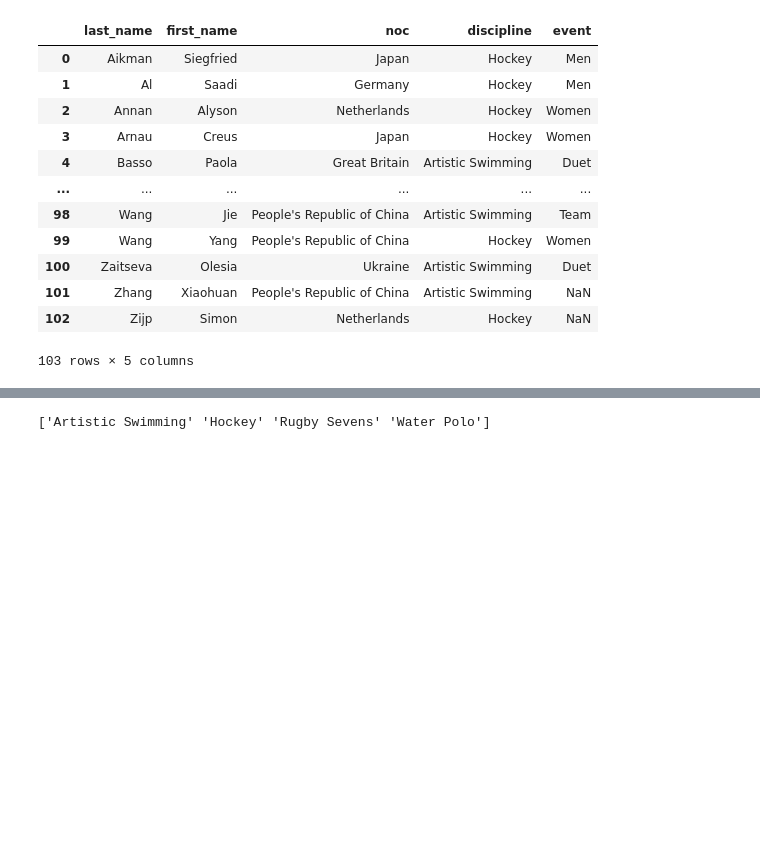
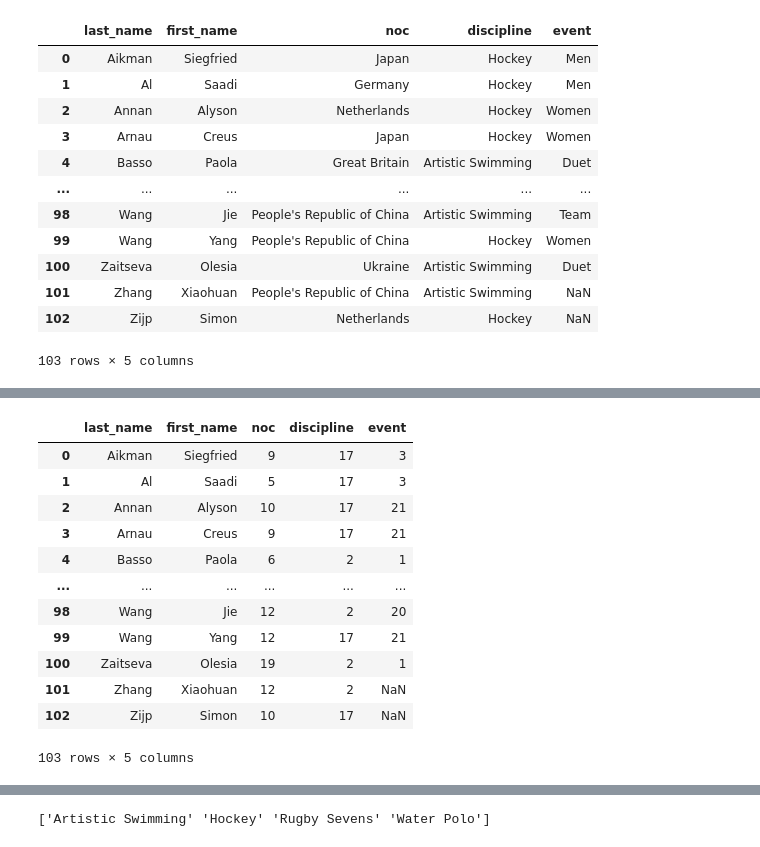
Before and after one commit to BankeUCI/Project_2, a Jupyter notebook: GalynaM/extract_transf.ipynb, the cells around one changed output, grey strips where cells are left out. Drawn from its saved outputs; the diff is of its cells as text; code cells hidden in the pictures; blank space fills up the shorter version.

```diff
--- a/GalynaM/extract_transf.ipynb
+++ b/GalynaM/extract_transf.ipynb
@@ -366,3 +479,8 @@ print(disciplines_teams)
 ['Archery' 'Artistic Gymnastics' 'Artistic Swimming' 'Athletics'
  'Cycling Track' 'Fencing' 'Hockey' 'Rhythmic Gymnastics' 'Rugby Sevens'
  'Swimming' 'Table Tennis' 'Triathlon' 'Water Polo']
+# %%
+# Check where the list of events is the most complete - this is it
+sport_type = teams['event'].unique()
+sport_type.sort()
+print(sport_type)
@@ -368,0 +500,9 @@ print(disciplines_teams)
+# %%
+# Create new Data Frame for events to have two columns - event_id, event_name
+events = pd.DataFrame({
+    "event_id":np.arange(len(sport_type)),
+    "event_name":sport_type
+})
+events.set_index("event_id", inplace = True)
+# disciplines.index.name = "discipline_id"
+events
@@ -442,0 +640,19 @@ coaches
+# %%
+# Change column event to event_id in coaches and its corresponding values
+for index, row in events.iterrows():
+    coaches.loc[coaches['event']==row["event_name"], 'event'] = index
+coaches
+# %% [output]
+|  | last_name | first_name | noc | discipline | event |
+| 0 | Aikman | Siegfried | 9 | 17 | 3 |
+| 1 | Al | Saadi | 5 | 17 | 3 |
+| 2 | Annan | Alyson | 10 | 17 | 21 |
+| 3 | Arnau | Creus | 9 | 17 | 21 |
+| 4 | Basso | Paola | 6 | 2 | 1 |
+| ... | ... | ... | ... | ... | ... |
+| 98 | Wang | Jie | 12 | 2 | 20 |
+| 99 | Wang | Yang | 12 | 17 | 21 |
+| 100 | Zaitseva | Olesia | 19 | 2 | 1 |
+| 101 | Zhang | Xiaohuan | 12 | 2 | NaN |
+| 102 | Zijp | Simon | 10 | 17 | NaN |
+103 rows × 5 columns
```
Also changed, not shown: parts of 17 cells of this notebook, 3 other files.
